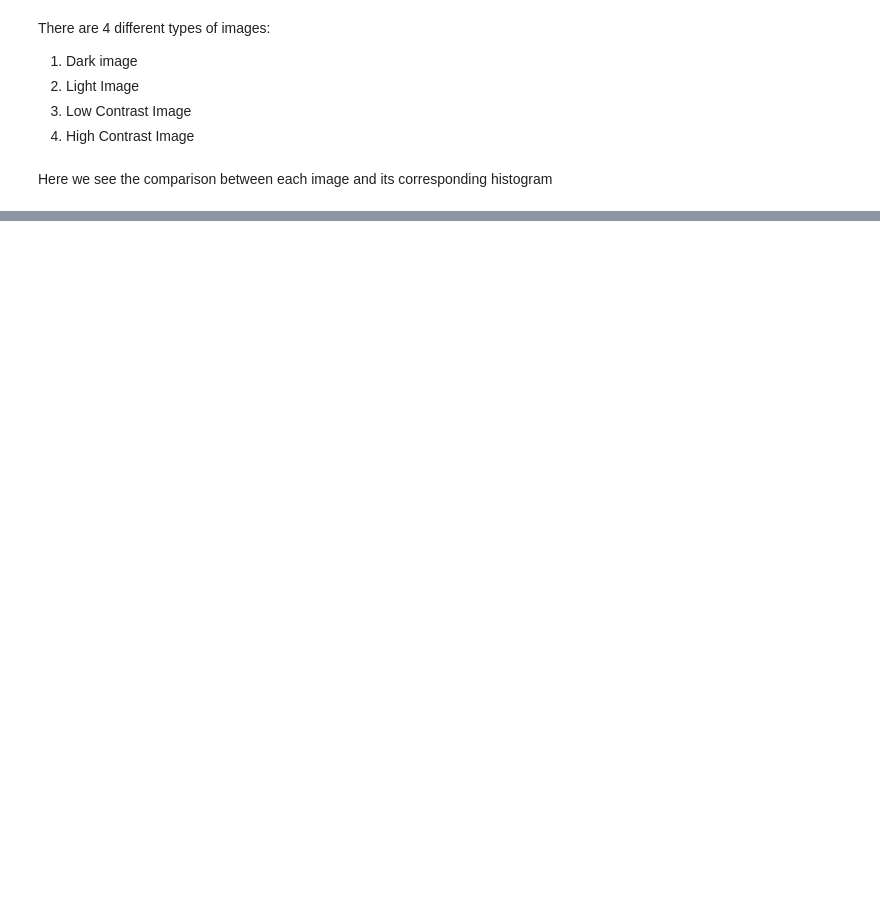
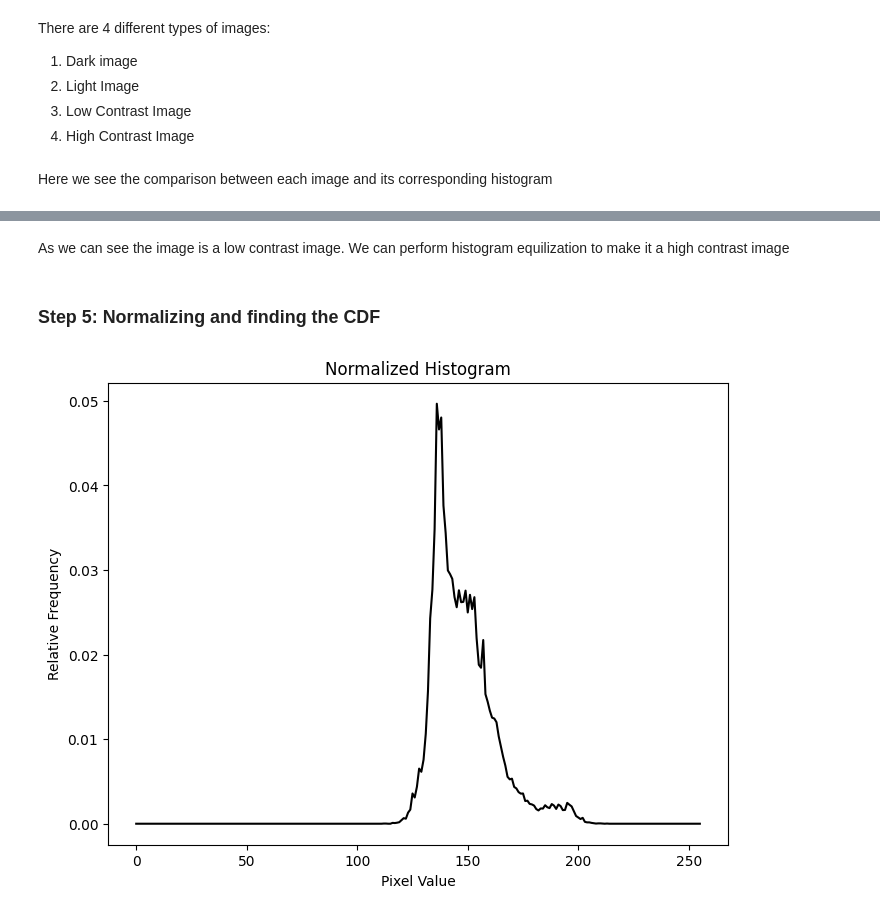
Before and after one commit to Sumo01/ImageDetection-Methodologies, a Jupyter notebook: HistogramEquilization.ipynb, the cells around one changed output, grey strips where cells are left out. Drawn from its saved outputs; the diff is of its cells as text; code cells hidden in the pictures; blank space fills up the shorter version.

```diff
--- a/HistogramEquilization.ipynb
+++ b/HistogramEquilization.ipynb
@@ -131,0 +166,17 @@ histogram_array = np.bincount(img_array.flatten(), minlength=256)
+# %% [markdown]
+As we can see the image is a low contrast image. We can perform histogram equilization to make it a high contrast image
+# %% [markdown]
+### Step 5: Normalizing and finding the CDF
+# %%
+num_pixels = np.sum(histogram_array)
+histogram_array = histogram_array/num_pixels
+
+# Plot the histogram
+plt.figure(figsize=(8, 6))
+plt.plot(histogram_array, color='black')
+plt.title('Normalized Histogram')
+plt.xlabel('Pixel Value')
+plt.ylabel('Relative Frequency')
+plt.show()
+# %% [output]
+[figure, added]
```
Also changed, not shown: parts of 29 cells of this notebook, 2 other files.
